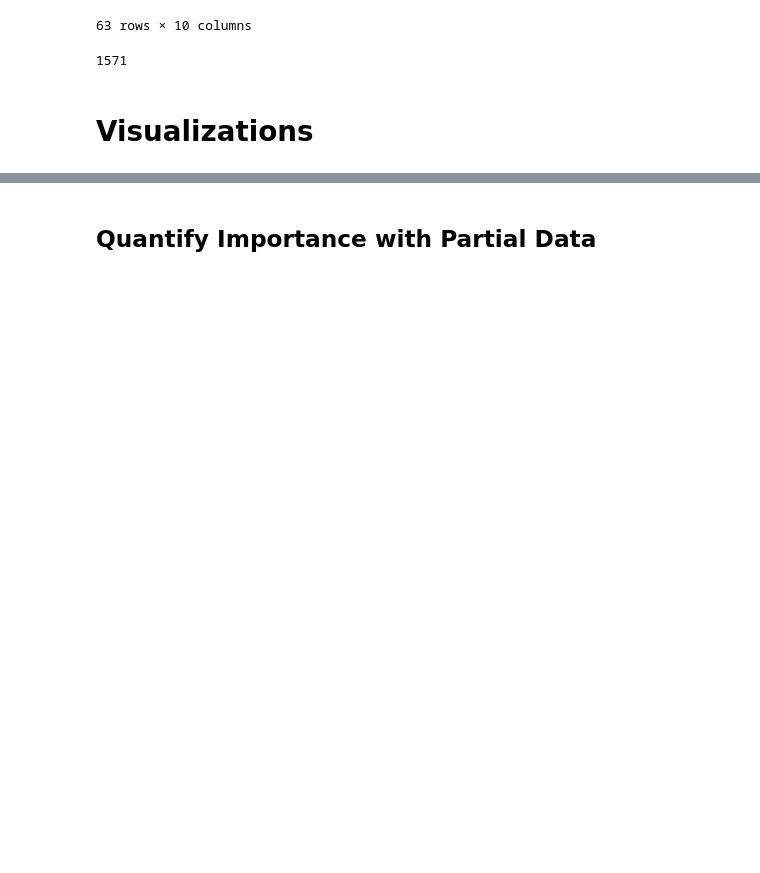
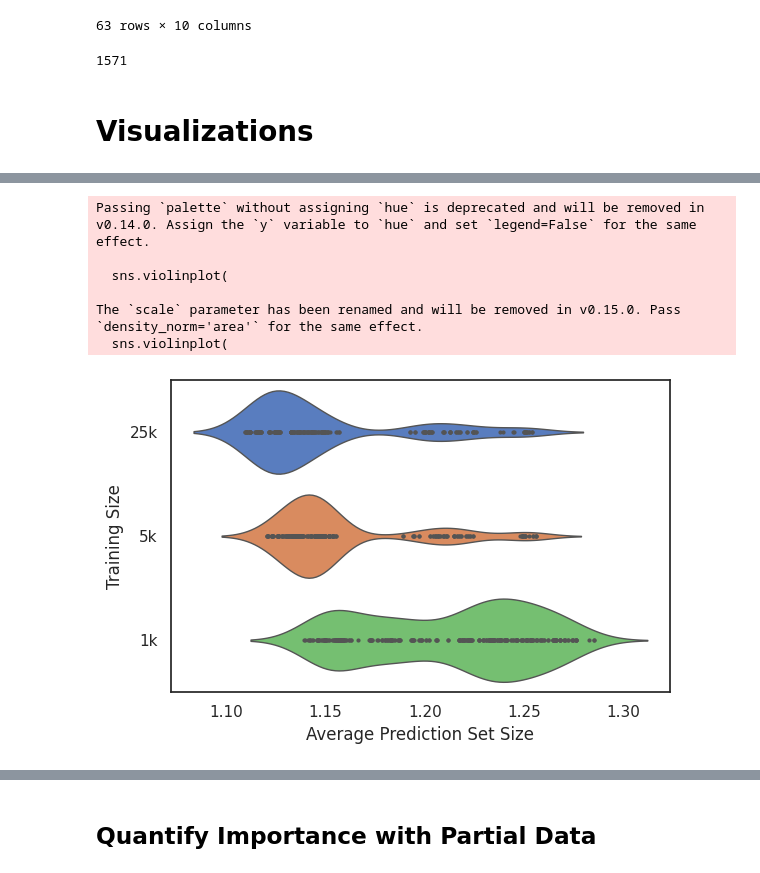
Before and after one commit to jsbroden/CMA_Fairness_v2, a Jupyter notebook: analysis_var_imp_overall.ipynb, the cells around one changed output, grey strips where cells are left out. Saved outputs shown, nothing was run; the diff lists cells and outputs as text; code cells hidden in the pictures; blank space fills up the shorter version.

```diff
--- a/analysis_var_imp_overall.ipynb
+++ b/analysis_var_imp_overall.ipynb
@@ -311,0 +328,45 @@ vis.plot_marginal(0)
+# %%
+import matplotlib.pyplot as plt
+import seaborn as sns
+import pandas as pd
+
+# 1. Define your mapping and desired order (bottom to top)
+label_map = {
+    0: "1k",
+    1: "25k",
+    2: "5k"
+}
+desired_order = ["25k", "5k", "1k"]  # bottom to top
+
+# 2. Prep data
+param = "universe_training_size"
+target = main_cp_metric
+df_plot = df_agg[[param, target]].copy()
+df_plot[param] = df_plot[param].map(lambda x: label_map.get(x, x))
+df_plot[param] = pd.Categorical(df_plot[param], categories=desired_order, ordered=True)
+
+# 3. Plot
+plt.figure(figsize=(6, 4))
+sns.violinplot(
+    data=df_plot,
+    y=param,
+    x=target,
+    order=desired_order,      # explicitly enforce order
+    palette="muted",
+    scale="area",
+    inner="point",
+    linewidth=1
+)
+plt.xlabel("Average Prediction Set Size")
+plt.ylabel("Training Size")
+#plt.title("Training Size")
+plt.tight_layout()
+plt.show()
+# %% [output]
+Passing `palette` without assigning `hue` is deprecated and will be removed in v0.14.0. Assign the `y` variable to `hue` and set `legend=False` for the same effect.
+
+  sns.violinplot(
+
+The `scale` parameter has been renamed and will be removed in v0.15.0. Pass `density_norm='area'` for the same effect.
+  sns.violinplot(
+[figure, added]
```
Also changed, not shown: parts of 16 cells of this notebook, 5 other files.
